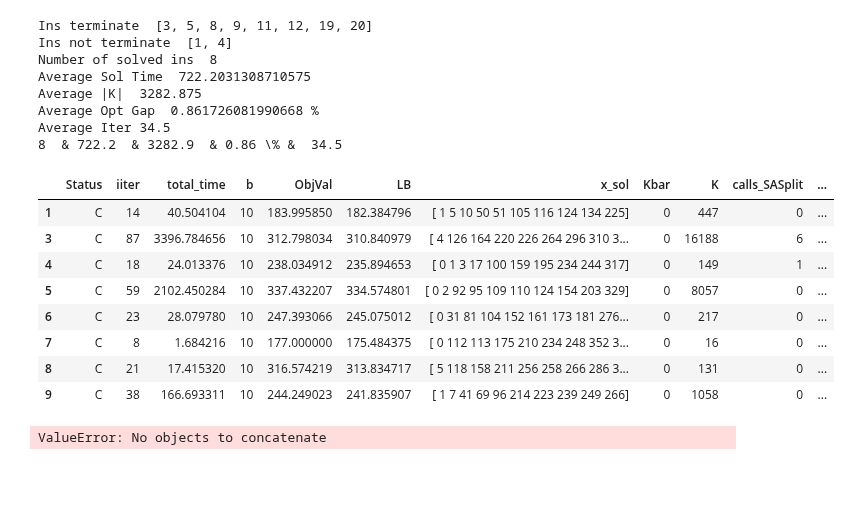
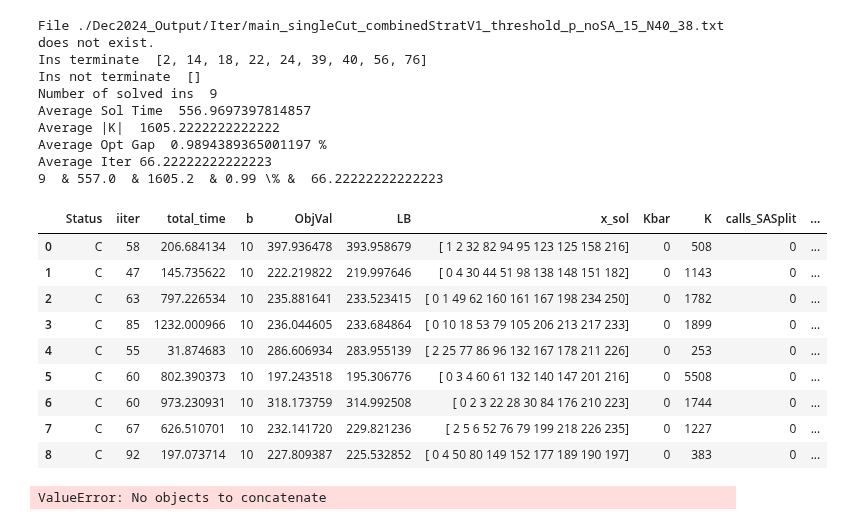
Before and after one commit to diHnguyen/SSPI, a Jupyter notebook: PythonConversion/Dec2024_Output/ProcessOutput.ipynb, the cells around one changed output. Saved outputs shown, nothing was run; the diff lists cells and outputs as text; code cells hidden in the pictures; blank space fills up the shorter version.

```diff
--- a/PythonConversion/Dec2024_Output/ProcessOutput.ipynb
+++ b/PythonConversion/Dec2024_Output/ProcessOutput.ipynb
@@ -5,7 +5,7 @@ import os
 import numpy as np
 
 os.chdir("/Users/dinguyen/Desktop/Local Documents/GitHub/Paper5/PythonConversion/")
-N = 50 #50
+N = 40 #50
 
 # N30
 # ins = [1,2,5,6,7,8,9,10,11,12]
@@ -15,18 +15,18 @@ N = 50 #50
 # N40
 # ins = [1, 3, 5, 6, 7, 9, 10, 11, 12, 13]
 # ins =  [4, 8, 16, 27, 33, 36, 37, 48, 64, 68]
-# ins =  [2, 14, 18, 22, 24, 38, 39, 40, 56, 76]
+ins =  [2, 14, 18, 22, 24, 38, 39, 40, 56, 76]
 
 # N50
 # ins =  [2, 6, 7, 10, 13, 14, 15, 16, 17, 21]
 # ins =  [18, 26, 46, 73, 93, 98, 110, 113, 122, 124]
-ins =  [1, 3, 4, 5, 8, 9, 11, 12, 19, 20]
+# ins =  [1, 3, 4, 5, 8, 9, 11, 12, 19, 20]
 # Desktop/Local Documents/GitHub/Paper5/PythonConversion/Dec2024_Output/Iter/main_singleCut_combinedStratV1_WarmStart_threshold_p_15_N40_56.txt
 
 def processMain(N, ins):
     fileNames = []
     for i in ins:
-        fileNames.append("./Dec2024_Output/Iter/main_singleCut_combinedStratV1_WarmStart_threshold_p_15_N"+str(N)+"_"+str(i)+".txt")
+        fileNames.append("./Dec2024_Output/Iter/main_singleCut_combinedStratV1_threshold_p_noSA_15_N"+str(N)+"_"+str(i)+".txt")
         # fileNames.append("./Iter/main_A3_0_15_N"+str(N)+"_"+str(i)+".txt")
     # print(fileNames)
     # Use the next line for finished ins
@@ -65,49 +65,51 @@ def processMain(N, ins):
     df_filtered = df_filtered[df_filtered.Status == "C"]
     # df_filtered = df_filtered[~df_filtered['Ins'].isin(ins_not_terminate)]
     # df_filtered = df_filtered.groupby('Ins').apply(
     #     lambda group: group[group['total_time'] == group['total_time'].max()])
     # df_filtered = df_filtered.reset_index(drop=True)
     df_filtered["OptGap"] = (df_filtered.ObjVal-df_filtered.LB)/df_filtered.ObjVal*100
     solved_ins = len(df_filtered)
     avg_time = df_filtered['total_time'].mean()
     avg_K = df_filtered['K'].mean()
     opt_gap = df_filtered["OptGap"].mean()
     avg_iter = df_filtered["iiter"].mean()+1
     print("Number of solved ins ", solved_ins)
     print("Average Sol Time ", avg_time)
     print("Average |K| ", avg_K)
     print("Average Opt Gap ", opt_gap,"%")
     print("Average Iter", avg_iter)
     # {number:.2f}
     print(str(solved_ins), " & %.1f"  % avg_time, " & %.1f" % avg_K, " & %.2f" %opt_gap, "\% & ",str(avg_iter) )
 
 
     # print(output)
     # for i in range(5):
     #     output = pd.read_csv(EXP+"_N"+str(N)+"_"+str(i+1)+".txt", sep=";", header=None)
 
     return df_filtered
 
 df_default = processMain(N,ins)
 df_default
 # %% [output]
-Ins terminate  [3, 5, 8, 9, 11, 12, 19, 20]
-Ins not terminate  [1, 4]
-Number of solved ins  8
-Average Sol Time  722.2031308710575
-Average |K|  3282.875
-Average Opt Gap  0.861726081990668 %
-Average Iter 34.5
-8  & 722.2  & 3282.9  & 0.86 \% &  34.5
+File ./Dec2024_Output/Iter/main_singleCut_combinedStratV1_threshold_p_noSA_15_N40_38.txt does not exist.
+Ins terminate  [2, 14, 18, 22, 24, 39, 40, 56, 76]
+Ins not terminate  []
+Number of solved ins  9
+Average Sol Time  556.9697397814857
+Average |K|  1605.2222222222222
+Average Opt Gap  0.9894389365001197 %
+Average Iter 66.22222222222223
+9  & 557.0  & 1605.2  & 0.99 \% &  66.22222222222223
 |  | Status | iiter | total_time | b | ObjVal | LB | x_sol | Kbar | K | calls_SASplit | ... |
-| 1 | C | 14 | 40.504104 | 10 | 183.995850 | 182.384796 | [ 1 5 10 50 51 105 116 124 134 225] | 0 | 447 | 0 | ... |
-| 3 | C | 87 | 3396.784656 | 10 | 312.798034 | 310.840979 | [ 4 126 164 220 226 264 296 310 3... | 0 | 16188 | 6 | ... |
-| 4 | C | 18 | 24.013376 | 10 | 238.034912 | 235.894653 | [ 0 1 3 17 100 159 195 234 244 317] | 0 | 149 | 1 | ... |
-| 5 | C | 59 | 2102.450284 | 10 | 337.432207 | 334.574801 | [ 0 2 92 95 109 110 124 154 203 329] | 0 | 8057 | 0 | ... |
-| 6 | C | 23 | 28.079780 | 10 | 247.393066 | 245.075012 | [ 0 31 81 104 152 161 173 181 276... | 0 | 217 | 0 | ... |
-| 7 | C | 8 | 1.684216 | 10 | 177.000000 | 175.484375 | [ 0 112 113 175 210 234 248 352 3... | 0 | 16 | 0 | ... |
-| 8 | C | 21 | 17.415320 | 10 | 316.574219 | 313.834717 | [ 5 118 158 211 256 258 266 286 3... | 0 | 131 | 0 | ... |
-| 9 | C | 38 | 166.693311 | 10 | 244.249023 | 241.835907 | [ 1 7 41 69 96 214 223 239 249 266] | 0 | 1058 | 0 | ... |
+| 0 | C | 58 | 206.684134 | 10 | 397.936478 | 393.958679 | [ 1 2 32 82 94 95 123 125 158 216] | 0 | 508 | 0 | ... |
+| 1 | C | 47 | 145.735622 | 10 | 222.219822 | 219.997646 | [ 0 4 30 44 51 98 138 148 151 182] | 0 | 1143 | 0 | ... |
+| 2 | C | 63 | 797.226534 | 10 | 235.881641 | 233.523415 | [ 0 1 49 62 160 161 167 198 234 250] | 0 | 1782 | 0 | ... |
+| 3 | C | 85 | 1232.000966 | 10 | 236.044605 | 233.684864 | [ 0 10 18 53 79 105 206 213 217 233] | 0 | 1899 | 0 | ... |
+| 4 | C | 55 | 31.874683 | 10 | 286.606934 | 283.955139 | [ 2 25 77 86 96 132 167 178 211 226] | 0 | 253 | 0 | ... |
+| 5 | C | 60 | 802.390373 | 10 | 197.243518 | 195.306776 | [ 0 3 4 60 61 132 140 147 201 216] | 0 | 5508 | 0 | ... |
+| 6 | C | 60 | 973.230931 | 10 | 318.173759 | 314.992508 | [ 0 2 3 22 28 30 84 176 210 223] | 0 | 1744 | 0 | ... |
+| 7 | C | 67 | 626.510701 | 10 | 232.141720 | 229.821236 | [ 2 5 6 52 76 79 199 218 226 235] | 0 | 1227 | 0 | ... |
+| 8 | C | 92 | 197.073714 | 10 | 227.809387 | 225.532852 | [ 0 4 50 80 149 152 177 189 190 197] | 0 | 383 | 0 | ... |
 # %%
 import pandas as pd
 import os
```
